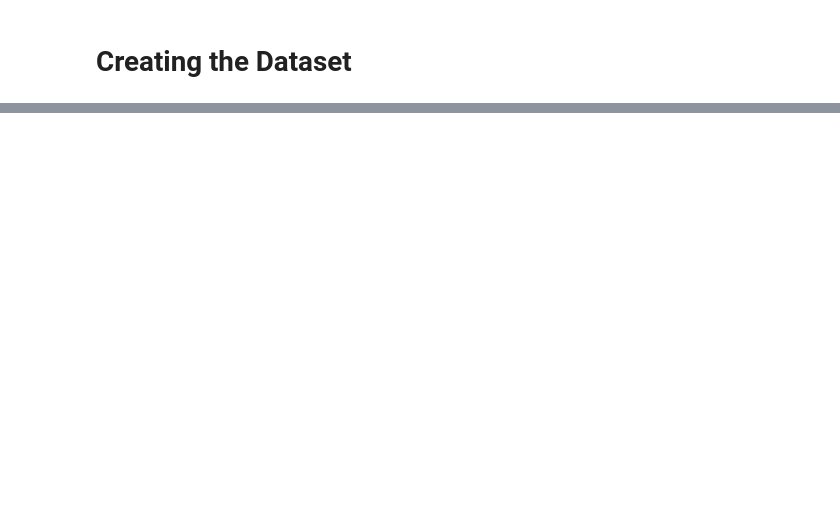
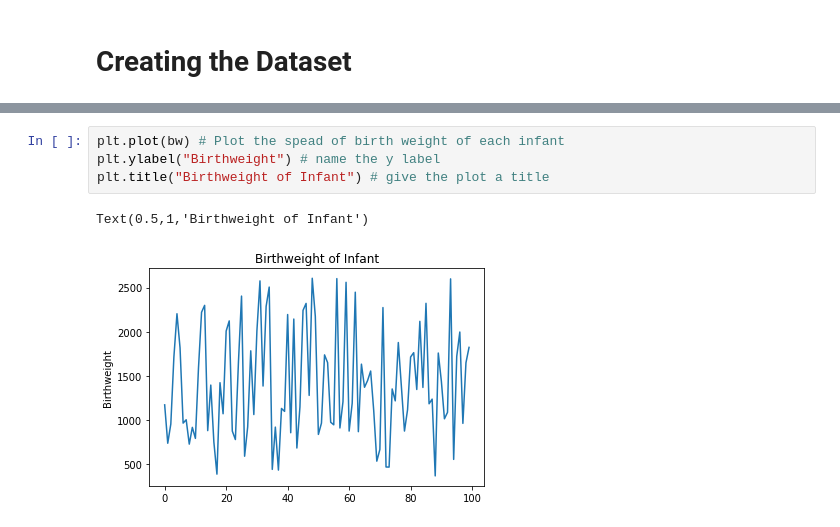
Before and after one commit to ClaireDrummond/Programming-Project-2018, a Jupyter notebook: Model and Synthesis data using Python.ipynb, the cells around one changed output, grey strips where cells are left out. Saved outputs shown, nothing was run; the diff lists cells and outputs as text; blank space fills up the shorter version.

```diff
--- a/Model and Synthesis data using Python.ipynb
+++ b/Model and Synthesis data using Python.ipynb
@@ -201,0 +274,7 @@ df
+# %%
+plt.plot(bw) # Plot the spead of birth weight of each infant
+plt.ylabel("Birthweight") # name the y label
+plt.title("Birthweight of Infant") # give the plot a title
+# %% [output]
+Text(0.5,1,'Birthweight of Infant')
+[figure, added]
```
Also changed, not shown: parts of 17 cells of this notebook.
